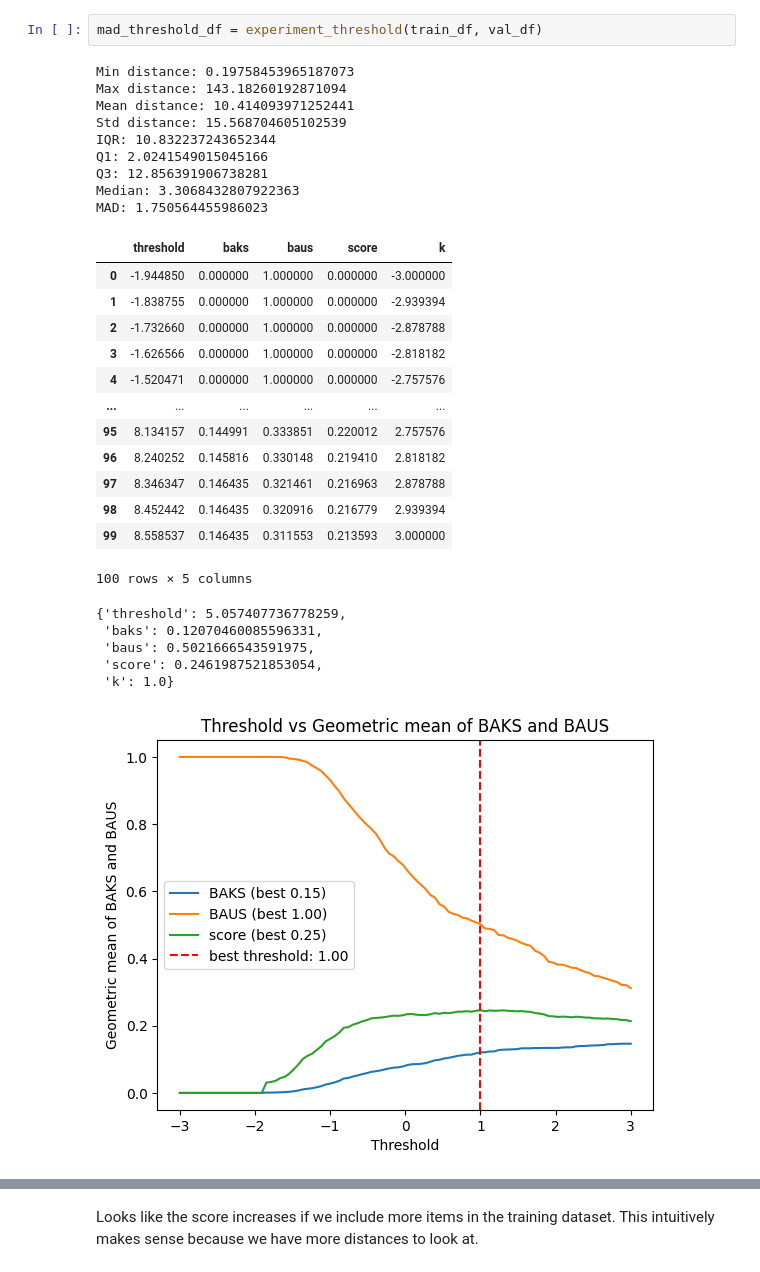
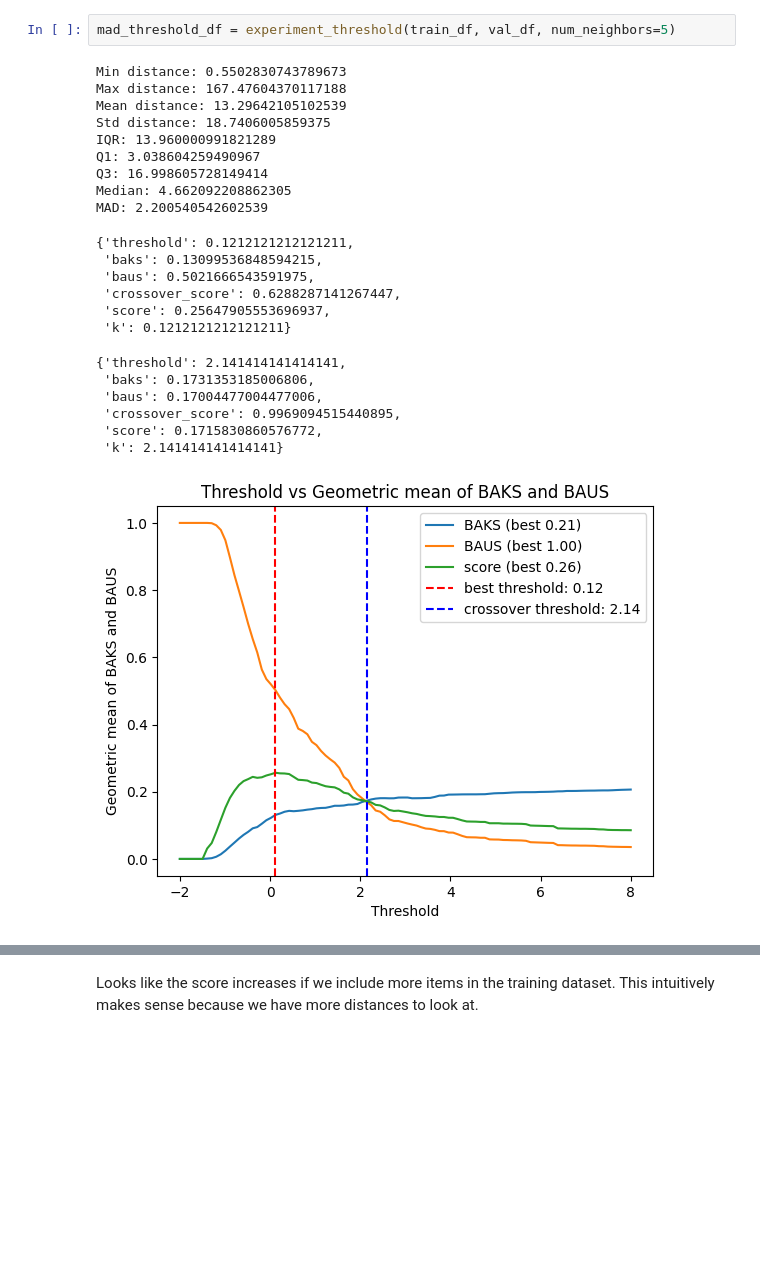
Before and after one commit to dsgt-arc/animalclef-2025, a Jupyter notebook: notebooks/modeling/20250510-00-acm-knn-triplet.ipynb, the cells around one changed output, grey strips where cells are left out. Drawn from its saved outputs; the diff is of its cells as text; blank space fills up the shorter version.

```diff
--- a/notebooks/modeling/20250510-00-acm-knn-triplet.ipynb
+++ b/notebooks/modeling/20250510-00-acm-knn-triplet.ipynb
@@ -192,36 +247,30 @@ root
 | 1 | Validation | 458 | 2986 | 0 | 2986 | 0 | ... |
 | 2 | Test | 620 | 5859 | 0 | 0 | 5859 | ... |
 # %%
-mad_threshold_df = experiment_threshold(train_df, val_df)
+mad_threshold_df = experiment_threshold(train_df, val_df, num_neighbors=5)
 # %% [output]
-Min distance: 0.19758453965187073
-Max distance: 143.18260192871094
-Mean distance: 10.414093971252441
-Std distance: 15.568704605102539
-IQR: 10.832237243652344
-Q1: 2.0241549015045166
-Q3: 12.856391906738281
-Median: 3.3068432807922363
-MAD: 1.750564455986023
+Min distance: 0.5502830743789673
+Max distance: 167.47604370117188
+Mean distance: 13.29642105102539
+Std distance: 18.7406005859375
+IQR: 13.960000991821289
+Q1: 3.038604259490967
+Q3: 16.998605728149414
+Median: 4.662092208862305
+MAD: 2.200540542602539
-|  | threshold | baks | baus | score | k |
-| 0 | -1.944850 | 0.000000 | 1.000000 | 0.000000 | -3.000000 |
-| 1 | -1.838755 | 0.000000 | 1.000000 | 0.000000 | -2.939394 |
-| 2 | -1.732660 | 0.000000 | 1.000000 | 0.000000 | -2.878788 |
-| 3 | -1.626566 | 0.000000 | 1.000000 | 0.000000 | -2.818182 |
-| 4 | -1.520471 | 0.000000 | 1.000000 | 0.000000 | -2.757576 |
-| ... | ... | ... | ... | ... | ... |
-| 95 | 8.134157 | 0.144991 | 0.333851 | 0.220012 | 2.757576 |
-| 96 | 8.240252 | 0.145816 | 0.330148 | 0.219410 | 2.818182 |
-| 97 | 8.346347 | 0.146435 | 0.321461 | 0.216963 | 2.878788 |
-| 98 | 8.452442 | 0.146435 | 0.320916 | 0.216779 | 2.939394 |
-| 99 | 8.558537 | 0.146435 | 0.311553 | 0.213593 | 3.000000 |
-100 rows × 5 columns
+{'threshold': 0.1212121212121211,
+ 'baks': 0.13099536848594215,
+ 'baus': 0.5021666543591975,
+ 'crossover_score': 0.6288287141267447,
+ 'score': 0.25647905553696937,
+ 'k': 0.1212121212121211}
-{'threshold': 5.057407736778259,
- 'baks': 0.12070460085596331,
- 'baus': 0.5021666543591975,
- 'score': 0.2461987521853054,
- 'k': 1.0}
+{'threshold': 2.141414141414141,
+ 'baks': 0.1731353185006806,
+ 'baus': 0.17004477004477006,
+ 'crossover_score': 0.9969094515440895,
+ 'score': 0.1715830860576772,
+ 'k': 2.141414141414141}
-[figure, old version]
+[figure, new version]
 # %%
 # retune on the test set to get a new best threshold and see if
 # this improves the score
```
Also changed, not shown: parts of 7 cells of this notebook.
